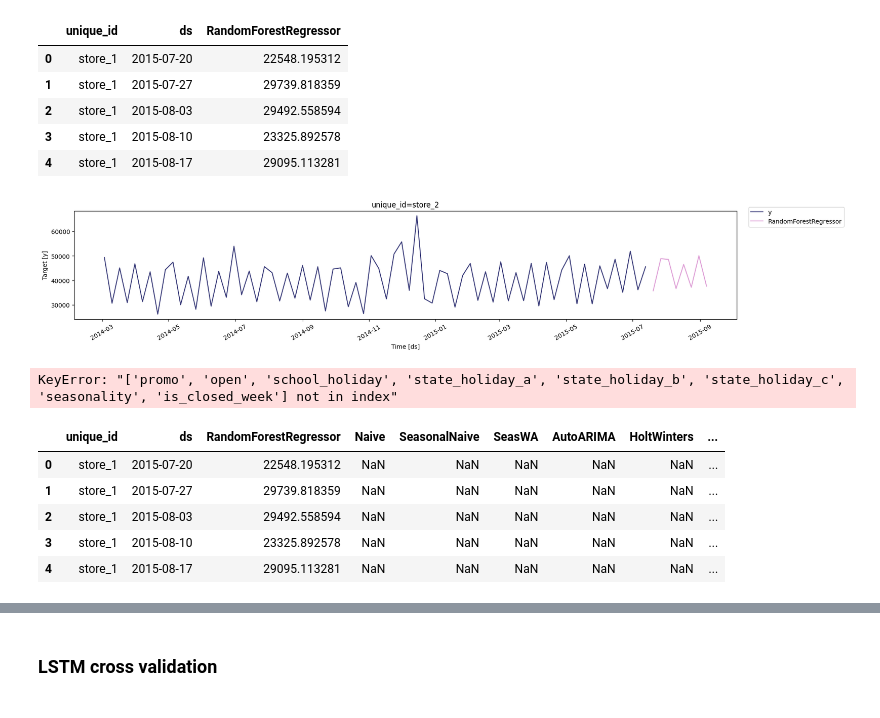
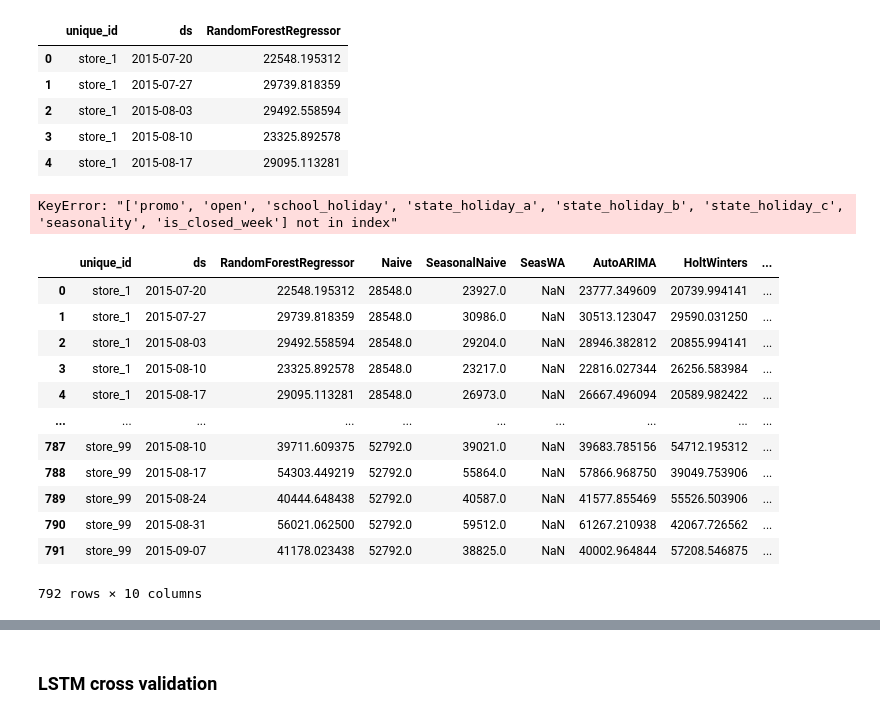
Before and after one commit to YL-6/BF-final, a Jupyter notebook: Yue-2.ipynb, the cells around one changed output, grey strips where cells are left out. Saved outputs shown, nothing was run; the diff lists cells and outputs as text; code cells hidden in the pictures.

```diff
--- a/Yue-2.ipynb
+++ b/Yue-2.ipynb
@@ -1010,11 +1010,6 @@ rf_fc_df.head()
 | 2 | store_1 | 2015-08-03 | 29492.558594 |
 | 3 | store_1 | 2015-08-10 | 23325.892578 |
 | 4 | store_1 | 2015-08-17 | 29095.113281 |
-# %%
-# Example plot
-StatsForecast.plot(df=weekly_data_filtered2, forecasts_df= fc_df, unique_ids=['store_2'], models=['AutoARIMA', 'AutoETS', 'SeasonalNaive', 'InverseMSE-Best3'], max_insample_length=72)
-# %% [output]
-[figure, removed]
 # %%
 # 1. Prepare copies of the datasets to avoid modifying originals",
 weekly_sales_rf = weekly_data_encoded.copy()
@@ -1051,12 +1046,21 @@ KeyError: "['promo', 'open', 'school_holiday', 'state_holiday_a', 'state_holiday
 # %%
 rf_mse = metrics_df_rf['RandomForestRegressor'].mean()
 # %%
-df_new = pd.concat([rf_fc_df,fc_df_simple], ignore_index=True)
-df_new.head()
+fc_merged = rf_fc_df.merge(fc_df_simple, on=['unique_id', 'ds'])
+fc_merged
+#df_new = pd.concat([rf_fc_df,fc_df_simple], ignore_index=True)
+#df_new.head()
 # %% [output]
 |  | unique_id | ds | RandomForestRegressor | Naive | SeasonalNaive | SeasWA | AutoARIMA | HoltWinters | ... |
-| 0 | store_1 | 2015-07-20 | 22548.195312 | NaN | NaN | NaN | NaN | NaN | ... |
-| 1 | store_1 | 2015-07-27 | 29739.818359 | NaN | NaN | NaN | NaN | NaN | ... |
-| 2 | store_1 | 2015-08-03 | 29492.558594 | NaN | NaN | NaN | NaN | NaN | ... |
-| 3 | store_1 | 2015-08-10 | 23325.892578 | NaN | NaN | NaN | NaN | NaN | ... |
-| 4 | store_1 | 2015-08-17 | 29095.113281 | NaN | NaN | NaN | NaN | NaN | ... |
+| 0 | store_1 | 2015-07-20 | 22548.195312 | 28548.0 | 23927.0 | NaN | 23777.349609 | 20739.994141 | ... |
+| 1 | store_1 | 2015-07-27 | 29739.818359 | 28548.0 | 30986.0 | NaN | 30513.123047 | 29590.031250 | ... |
+| 2 | store_1 | 2015-08-03 | 29492.558594 | 28548.0 | 29204.0 | NaN | 28946.382812 | 20855.994141 | ... |
+| 3 | store_1 | 2015-08-10 | 23325.892578 | 28548.0 | 23217.0 | NaN | 22816.027344 | 26256.583984 | ... |
+| 4 | store_1 | 2015-08-17 | 29095.113281 | 28548.0 | 26973.0 | NaN | 26667.496094 | 20589.982422 | ... |
+| ... | ... | ... | ... | ... | ... | ... | ... | ... | ... |
+| 787 | store_99 | 2015-08-10 | 39711.609375 | 52792.0 | 39021.0 | NaN | 39683.785156 | 54712.195312 | ... |
+| 788 | store_99 | 2015-08-17 | 54303.449219 | 52792.0 | 55864.0 | NaN | 57866.968750 | 39049.753906 | ... |
+| 789 | store_99 | 2015-08-24 | 40444.648438 | 52792.0 | 40587.0 | NaN | 41577.855469 | 55526.503906 | ... |
+| 790 | store_99 | 2015-08-31 | 56021.062500 | 52792.0 | 59512.0 | NaN | 61267.210938 | 42067.726562 | ... |
+| 791 | store_99 | 2015-09-07 | 41178.023438 | 52792.0 | 38825.0 | NaN | 40002.964844 | 57208.546875 | ... |
+792 rows × 10 columns
```
Also changed, not shown: parts of 1 cell of this notebook.
